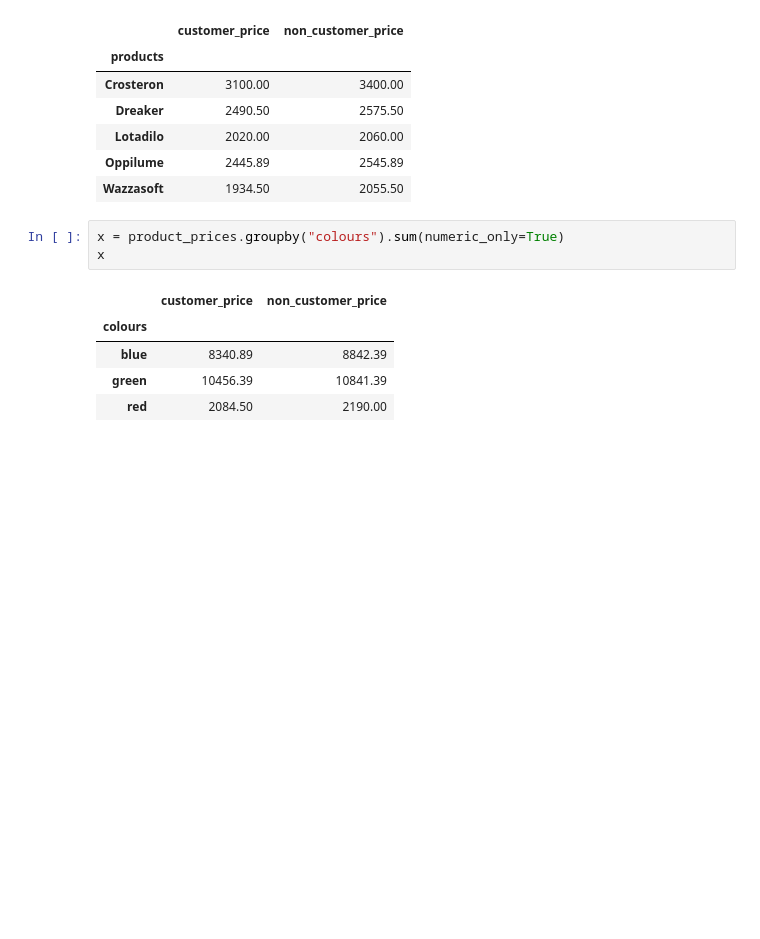
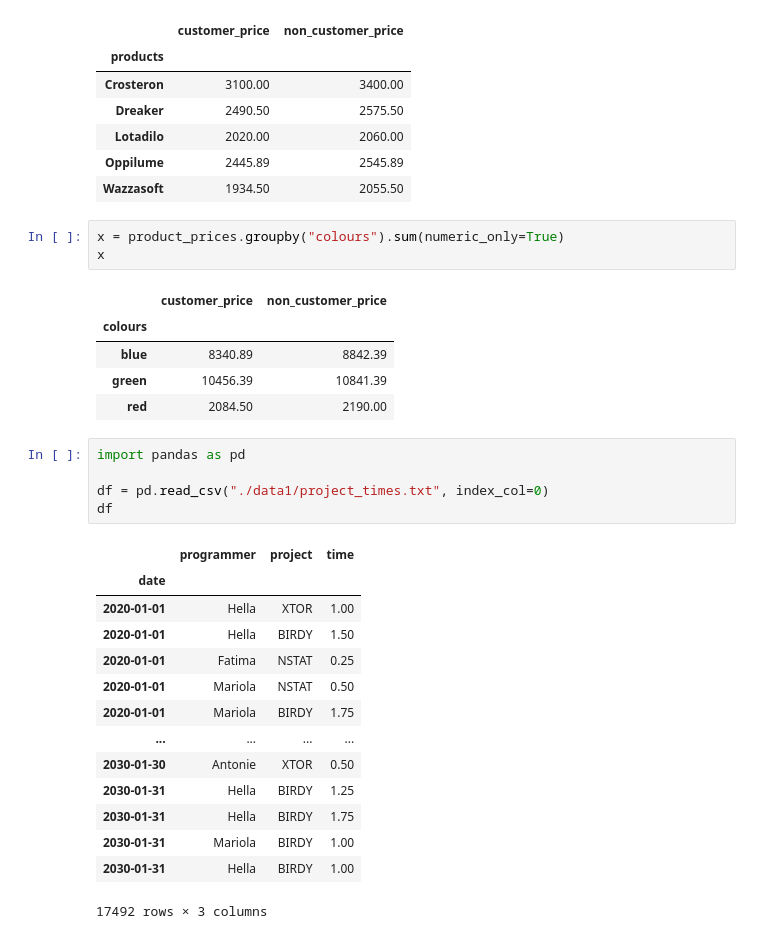
Before and after one commit to harmkenn/Python-Workbooks, a Jupyter notebook: python-course.eu/E_PC27_GroupBy.ipynb, the cells around one changed output. Cells and saved outputs as stored; diff of their text form; blank space fills up the shorter version.

```diff
--- a/python-course.eu/E_PC27_GroupBy.ipynb
+++ b/python-course.eu/E_PC27_GroupBy.ipynb
@@ -248,3 +248,23 @@ x
 | blue | 8340.89 | 8842.39 |
 | green | 10456.39 | 10841.39 |
 | red | 2084.50 | 2190.00 |
+# %%
+import pandas as pd
+
+df = pd.read_csv("./data1/project_times.txt", index_col=0)
+df
+# %% [output]
+|  | programmer | project | time |
+| date |  |  |  |
+| 2020-01-01 | Hella | XTOR | 1.00 |
+| 2020-01-01 | Hella | BIRDY | 1.50 |
+| 2020-01-01 | Fatima | NSTAT | 0.25 |
+| 2020-01-01 | Mariola | NSTAT | 0.50 |
+| 2020-01-01 | Mariola | BIRDY | 1.75 |
+| ... | ... | ... | ... |
+| 2030-01-30 | Antonie | XTOR | 0.50 |
+| 2030-01-31 | Hella | BIRDY | 1.25 |
+| 2030-01-31 | Hella | BIRDY | 1.75 |
+| 2030-01-31 | Mariola | BIRDY | 1.00 |
+| 2030-01-31 | Hella | BIRDY | 1.00 |
+17492 rows × 3 columns
```
Also changed, not shown: parts of 6 cells of this notebook, 1 other file.
